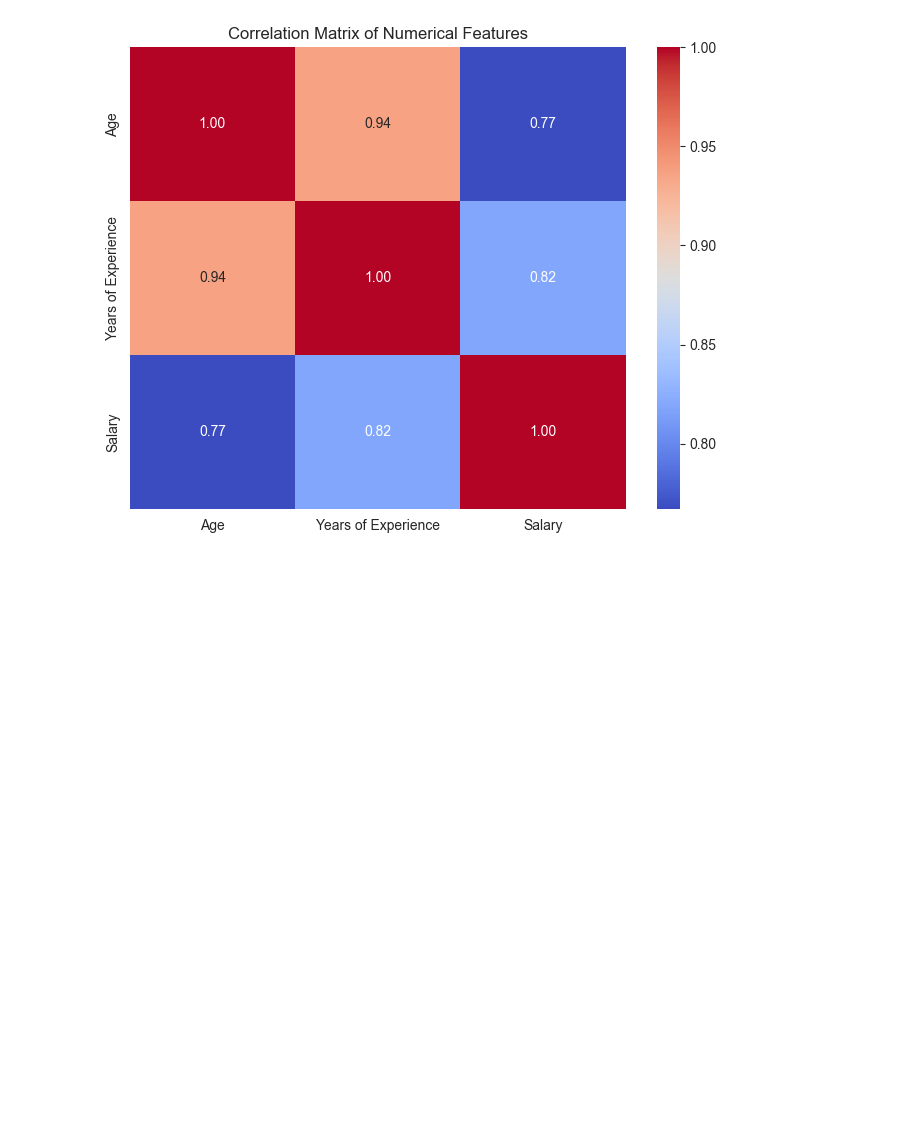
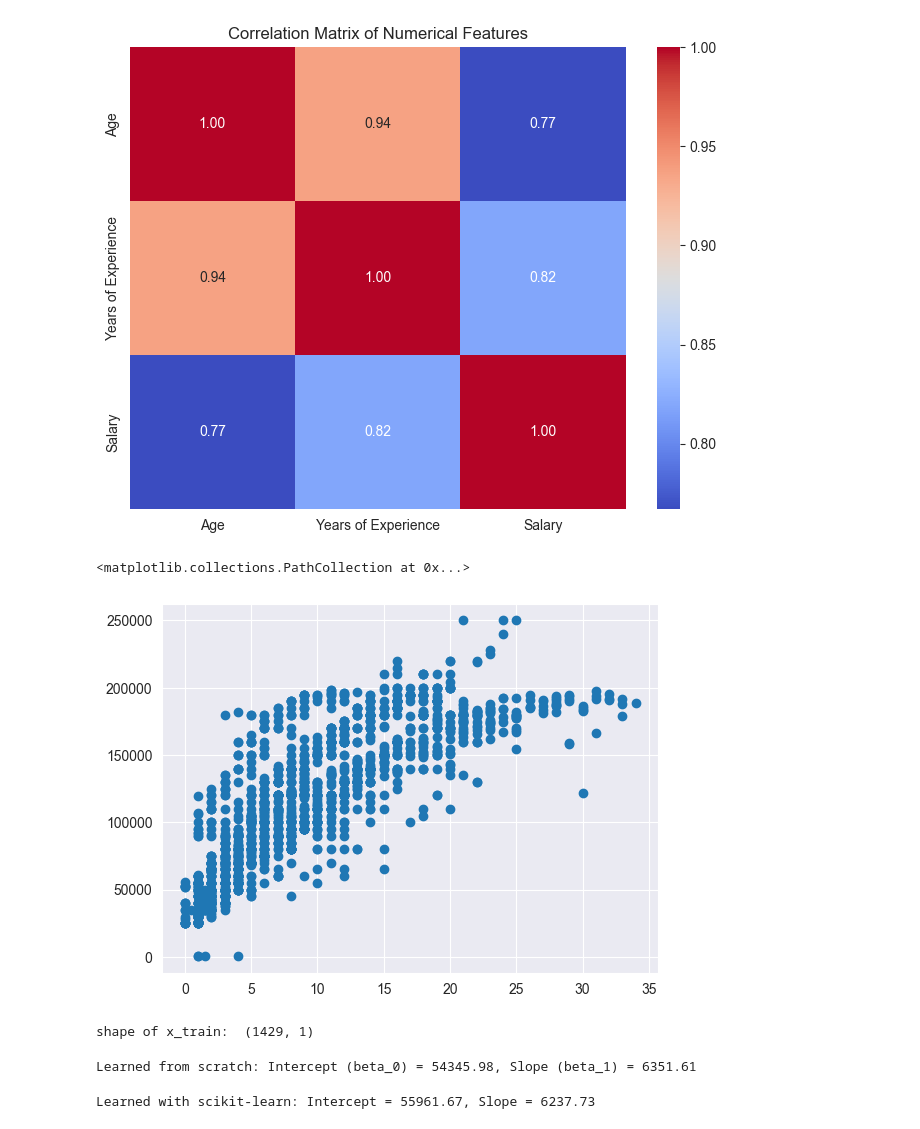
Before and after one commit to a-nadafian/build-your-own-linear-regression, a Jupyter notebook: notebooks/01-initial-exploration.ipynb, the cells around one changed output. Drawn from its saved outputs; the diff is of its cells as text; code cells hidden in the pictures; blank space fills up the shorter version.

Commit message:
model created

```diff
--- a/notebooks/01-initial-exploration.ipynb
+++ b/notebooks/01-initial-exploration.ipynb
@@ -273,3 +272,11 @@ plt.savefig(os.path.join(plot_dir,'correlation_heatmap.png'))
 plt.show()
 # %% [output]
 [figure]
+# %%
+X = df[['Years of Experience']]
+y = df['Salary']
+# %%
+plt.scatter(X, y)
+# %% [output]
+<matplotlib.collections.PathCollection at 0x...>
+[figure, added]
@@ -275,0 +287,41 @@ plt.show()
+# %%
+print("shape of x_train: ", X_train.shape)
+# %% [output]
+shape of x_train:  (1429, 1)
+# %%
+# 1. Initialize parameters
+beta_0 = 0  # Intercept
+beta_1 = 0  # Slope
+
+# 2. Set hyperparameters
+learning_rate = 0.005  # How big of a step to take
+epochs = 1000         # How many times to iterate
+
+n = float(len(X_train))
+# 3. Perform Gradient Descent
+for i in range(epochs):
+    # Predict y_hat
+    y_pred = beta_1 * X_train["Years of Experience"] + beta_0
+    # Calculate the gradients (derivatives of the cost function)
+    D_beta_1 = (-2/n) * sum(X_train['Years of Experience'] * (y_train - y_pred))
+    D_beta_0 = (-2/n) * sum(y_train - y_pred)
+
+    # Update the parameters
+    beta_1 = beta_1 - learning_rate * D_beta_1
+    beta_0 = beta_0 - learning_rate * D_beta_0
+
+print(f"Learned from scratch: Intercept (beta_0) = {beta_0:.2f}, Slope (beta_1) = {beta_1:.2f}")
+# %% [output]
+Learned from scratch: Intercept (beta_0) = 54345.98, Slope (beta_1) = 6351.61
+# %%
+from sklearn.linear_model import LinearRegression
+
+# 1. Create a model instance
+model = LinearRegression()
+
+# 2. Fit the model to the training data
+model.fit(X_train, y_train)
+
+print(f"Learned with scikit-learn: Intercept = {model.intercept_:.2f}, Slope = {model.coef_[0]:.2f}")
+# %% [output]
+Learned with scikit-learn: Intercept = 55961.67, Slope = 6237.73
```
Also changed, not shown: parts of 5 cells of this notebook, 7 other files.
